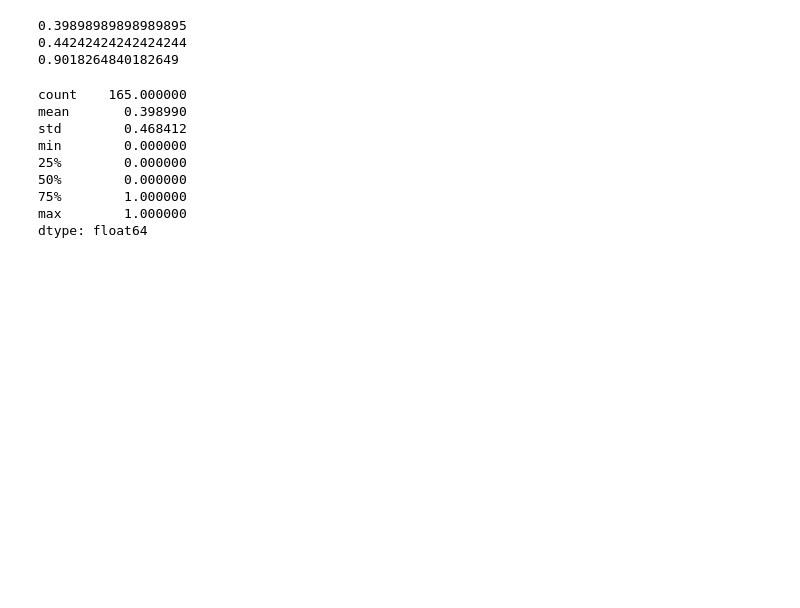
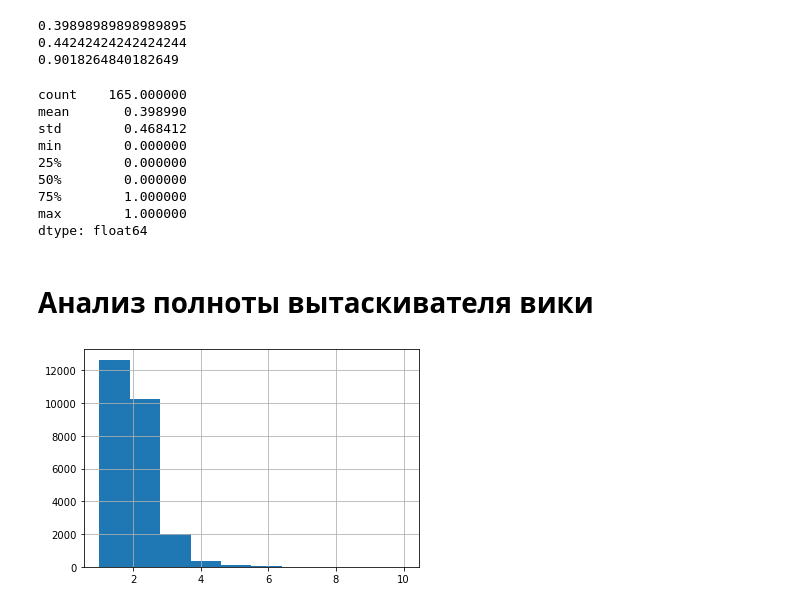
Before and after one commit to avidale/taxonomy-enrichment, a Jupyter notebook: experiments/definitions.ipynb, the cells around one changed output. Cells and saved outputs as stored; diff of their text form; code cells hidden in the pictures; blank space fills up the shorter version.

```diff
--- a/experiments/definitions.ipynb
+++ b/experiments/definitions.ipynb
@@ -281,3 +272,5 @@ min        0.000000
 75%        1.000000
 max        1.000000
 dtype: float64
+# %% [markdown]
+# Анализ полноты вытаскивателя вики
@@ -283,0 +286,2 @@ dtype: float64
+# %%
+n_ds = evaluate.read_dataset('../data/training_data/training_nouns.tsv',  lambda x: json.loads(x))
@@ -283,0 +291,4 @@ dtype: float64
+# %%
+pd.Series(list(n_ds.keys())).apply(lambda x: len(x.split())).hist();
+# %% [output]
+[figure, added]
```
Also changed, not shown: parts of 24 cells of this notebook, 31 other files.
